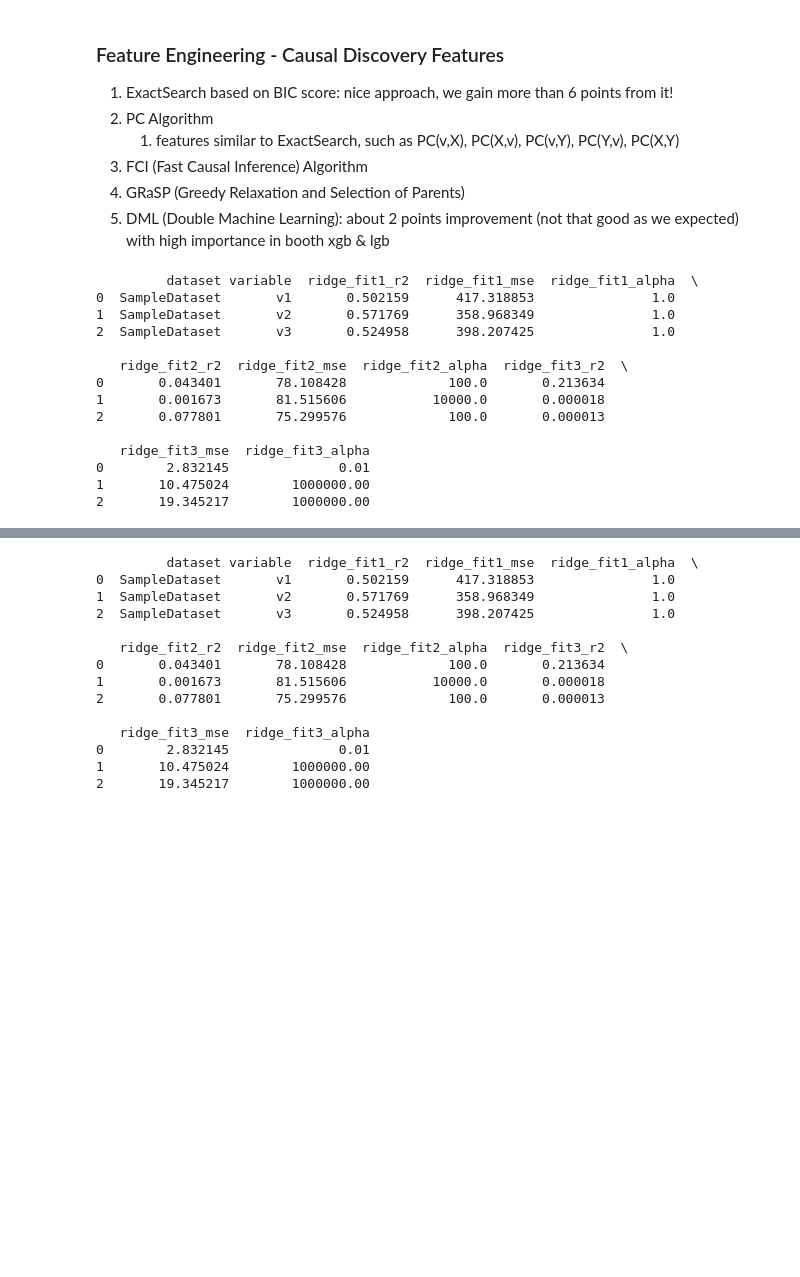
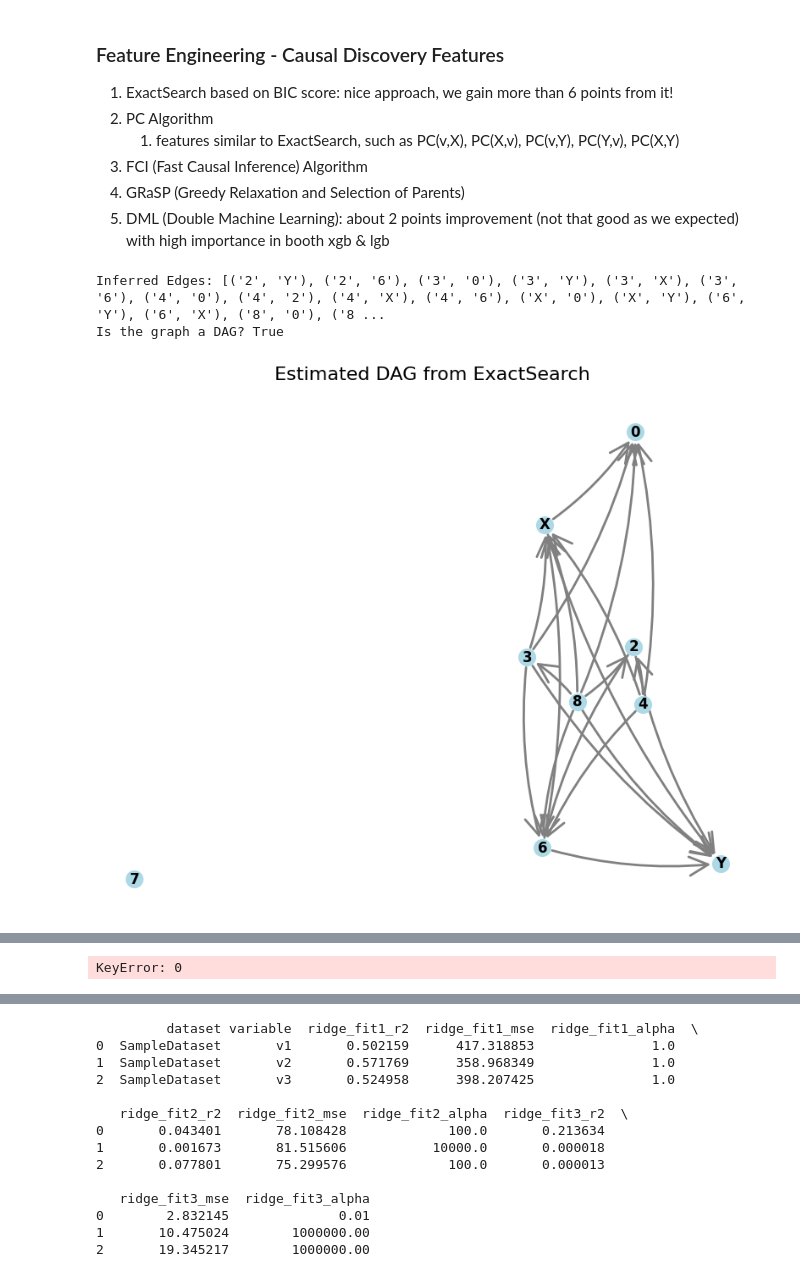
Before and after one commit to emoen/CausalityDiscoveryCrunchDAO, a Jupyter notebook: Leaderboard3.ipynb, the cells around one changed output, grey strips where cells are left out. Cells and saved outputs as stored; diff of their text form; code cells hidden in the pictures; blank space fills up the shorter version.

Commit message:
LabelEncode for Causal-learn algos preds

```diff
--- a/Leaderboard3.ipynb
+++ b/Leaderboard3.ipynb
@@ -2214,45 +2214,80 @@ np.random.seed(42)
 n_samples = 10000
 
 # Generate random data for X
 X = np.random.normal(loc=50, scale=10, size=n_samples)
 
 # Generate random data for Y with some dependence on X, v1, and v2
 v1 = np.random.normal(loc=5, scale=1, size=n_samples)
 v2 = np.random.normal(loc=10, scale=2, size=n_samples)
 v3 = np.random.normal(loc=0, scale=1, size=n_samples)
 
 # Generate Y as a linear combination of X, v1, v2, and some noise
 Y = (1.2 * X) + (1.1 * v1) - (0.9 * v2) + np.random.normal(loc=0, scale=0.000001, size=n_samples)
 
 dataset = pd.DataFrame({
     'X': X,
     'Y': Y,
     'v1': v1,
     'v2': v2,
     'v3': v3
 })
 
 scaler = StandardScaler()
 df_standardized = pd.DataFrame(scaler.fit_transform(dataset), columns=dataset.columns)
 
 df_standardized.name = "SampleDataset"
 #print(names_datasets_train['16435'].head())
 #print(names_datasets_train['16435'].corr())
 #output_df = ExactSearch_feature(df_standardized, DRAW_GRAPH=True) #df_standardized
-#output_df = ExactSearch_feature(names_datasets_train['16435'], DRAW_GRAPH=True) #df_standardized
+output_df = ExactSearch_feature(names_datasets_train['16435'], DRAW_GRAPH=True) #df_standardized
+#print(output_df)
+
+#todo: refactor this to only call once
+le = LabelEncoder()
+#print(y_train)
+#label(y_train)
+#y_names = create_some_columns(y_train, label)
+print(y_names[y_names['dataset']=='16435'])
 print(output_df)
+#print(y_names['label'].values)
+y_true_labels = le.fit_transform(y_names['label'].values)
+print(le.fit_transform(output_df))
+
+feature_names = y_train['16435'].columns.tolist()
+dag_est = y_train['16435'].values
+print(dag_est)
+edges = []
+for i in range(dag_est.shape[0]):
+    for j in range(dag_est.shape[1]):
+        if dag_est[i][j] > 0:
+            source = feature_names[i]
+            target_col = feature_names[j]
+            edges.append((source, target_col))
+
+# Create a NetworkX Directed Graph
+print("Inferred Edges:", edges)
+G_nx = nx.DiGraph()
+G_nx.add_edges_from(edges)
+G_nx.add_nodes_from(feature_names)
+is_dag = nx.is_directed_acyclic_graph(G_nx)
+print(f"Is the graph a DAG? {is_dag}")
+
+plt.figure(figsize=(10, 8))
+pos = nx.spring_layout(G_nx, seed=42, k=0.9)  # Seed for reproducibility
+nx.draw_networkx_nodes(G_nx, pos, node_size=200, node_color='lightblue')
+nx.draw_networkx_edges(
+    G_nx, pos,
+    arrowstyle='->',
+    arrowsize=40,
+    edge_color='gray',
+    width=2,
+    connectionstyle='arc3,rad=0.1'  # Adds slight curvature to arrows
+)
+nx.draw_networkx_labels(G_nx, pos, font_size=12, font_weight='bold')
+plt.title("Estimated DAG from ExactSearch", fontsize=16)
+plt.axis('off')
+plt.show()
 # %% [output]
-         dataset variable  ridge_fit1_r2  ridge_fit1_mse  ridge_fit1_alpha  \
-0  SampleDataset       v1       0.502159      417.318853               1.0
-1  SampleDataset       v2       0.571769      358.968349               1.0
-2  SampleDataset       v3       0.524958      398.207425               1.0
-
-   ridge_fit2_r2  ridge_fit2_mse  ridge_fit2_alpha  ridge_fit3_r2  \
-0       0.043401       78.108428             100.0       0.213634
-1       0.001673       81.515606           10000.0       0.000018
-2       0.077801       75.299576             100.0       0.000013
-
-   ridge_fit3_mse  ridge_fit3_alpha
-0        2.832145              0.01
-1       10.475024        1000000.00
-2       19.345217        1000000.00
+Inferred Edges: [('2', 'Y'), ('2', '6'), ('3', '0'), ('3', 'Y'), ('3', 'X'), ('3', '6'), ('4', '0'), ('4', '2'), ('4', 'X'), ('4', '6'), ('X', '0'), ('X', 'Y'), ('6', 'Y'), ('6', 'X'), ('8', '0'), ('8 ...
+Is the graph a DAG? True
+[figure, added]
@@ -2259,3 +2311,4 @@ print(output_df)
+KeyError: 0
 # %%
 def pc_algorithm_features(dataset, alpha=0.05, DRAW_GRAPH=False, method='PC'):
     """
```
Also changed, not shown: parts of 4 cells of this notebook.
